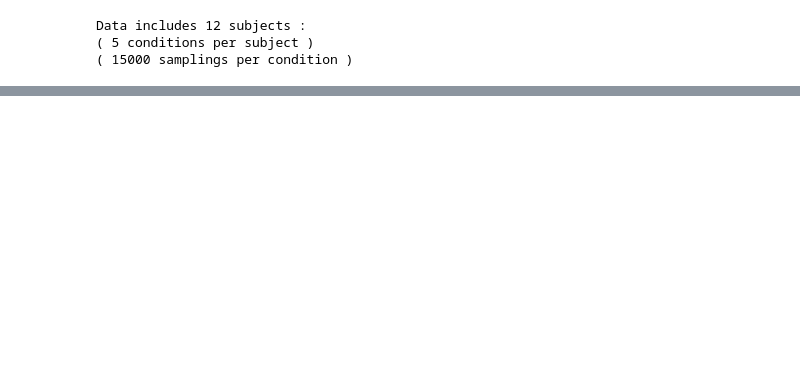
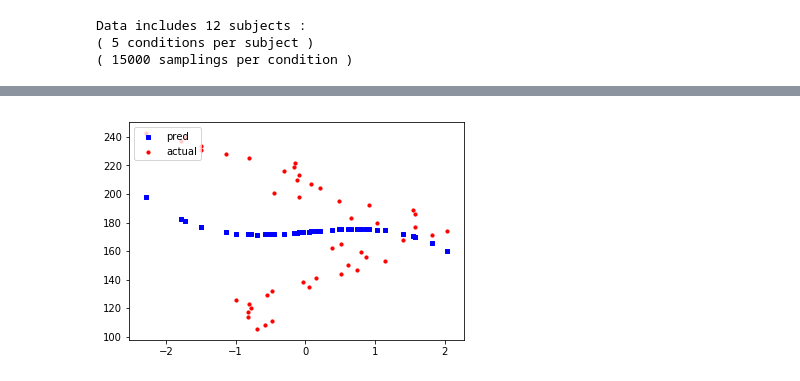
Before and after one commit to bamboojfc/SSVEP-nonLinearRegression, a Jupyter notebook: model-Copy1.ipynb, the cells around one changed output, grey strips where cells are left out. Drawn from its saved outputs; the diff is of its cells as text; code cells hidden in the pictures; blank space fills up the shorter version.

Commit message:
change to predict intensity from magnitude instead

```diff
--- a/model-Copy1.ipynb
+++ b/model-Copy1.ipynb
@@ -217,0 +213,80 @@ def write_result_to_csv(filename, results):
+# %%
+## Non-Linear Regression by me
+
+# set params
+test_set_fraction = 1.0/12
+test_size = 1
+rand_indices = []
+results = []
+number_of_cv_rounds = number_of_subjects
+intensity_step = 3
+first_light_intensity_begin = 105
+last_light_intensity_begin = (number_of_slide_windows * intensity_step) + first_light_intensity_begin
+print "Parameter settings: 1st window start at intensity =", first_light_intensity_begin, \
+        ", end at intensity =", last_light_intensity_begin, \
+        ", cross validation =", number_of_cv_rounds
+print
+
+# Test/train split
+light_intensity = np.arange(first_light_intensity_begin, last_light_intensity_begin, intensity_step)
+light_intensity = np.tile(light_intensity,(number_of_subjects,1))
+
+## prepare list to store results
+results = []
+reduce_result_proportion = [1, 1, 1]
+filename = './my_results'
+
+for c, r in enumerate(reduce_result_proportion):
+    print '#### Begin calculate with result proportion =', r, '####'
+    results.append([])
+
+    for i in range(0, number_of_cv_rounds):
+        X_train, X_test, y_train, y_test, subject_id = train_test_split(x = fft_out_max_list, y = light_intensity, \
+                                                                test_size=test_size, fix_subject = i)
+
+
+        print "X_train :", len(X_train), ", X_test :", len(X_test), ", y_train :", len(y_train), ", y_test :", len(y_test)
+        print
+
+        X_train = X_train[:int(len(X_train)*r)]
+        X_test = X_test[:int(len(X_test)*r)]
+        y_train = y_train[:int(len(y_train)*r)]
+        y_test = y_test[:int(len(y_test)*r)]
+
+        ## non-linear regression
+        model = prep.PolynomialFeatures(degree=3)
+        X_tr = model.fit_transform(X_train, y_train)
+        X_te = model.fit_transform(X_test)
+
+        clf = linear_model.LinearRegression()
+        clf.fit(X_tr, y_train)
+        y_pred = clf.predict(X_te)
+
+        # calculate Root Mean Square Error
+        RMSE = np.sqrt(np.sum(np.square(y_pred-y_test))/ len(y_pred))
+        test_score = clf.score(X_te,y_test)
+        print "Round :", i, ", RMSE:", RMSE, ", test_score:", test_score
+
+        #store results
+        results[c].append(dict({
+            'subject_id' : subject_id,
+            'RMSE' : RMSE,
+            'test_score' : test_score
+        }))
+
+        ## plot non-linear regression result
+        x = list(itertools.islice(itertools.count(), first_light_intensity_begin, last_light_intensity_begin, intensity_step))
+        x = x[:int(len(x)*r)]
+        fig = plt.figure()
+        ax1 = fig.add_subplot(111)
+
+        ax1.scatter(X_test, y_pred, s=10, c='b', marker="s", label='pred')
+        ax1.scatter(X_test, y_test, s=10, c='r', marker="o", label='actual')
+        plt.legend(loc='upper left');
+        plt.show()
+
+    print 'Store results of', len(results[c]), 'subjects done!'
+    print
+
+write_result_to_csv(filename, results)
+# %% [output]
@@ -217,0 +300 @@ def write_result_to_csv(filename, results):
+[figure, added]
```
Also changed, not shown: parts of 7 cells of this notebook, 4 other files.
